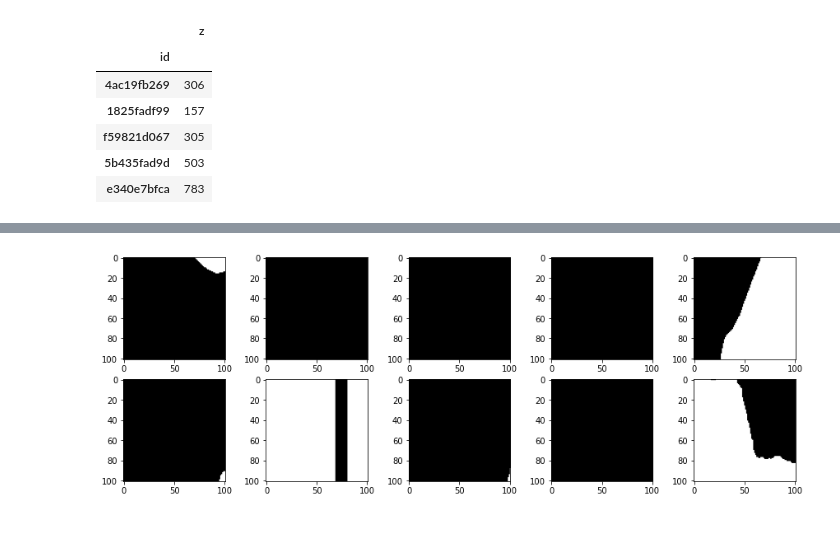
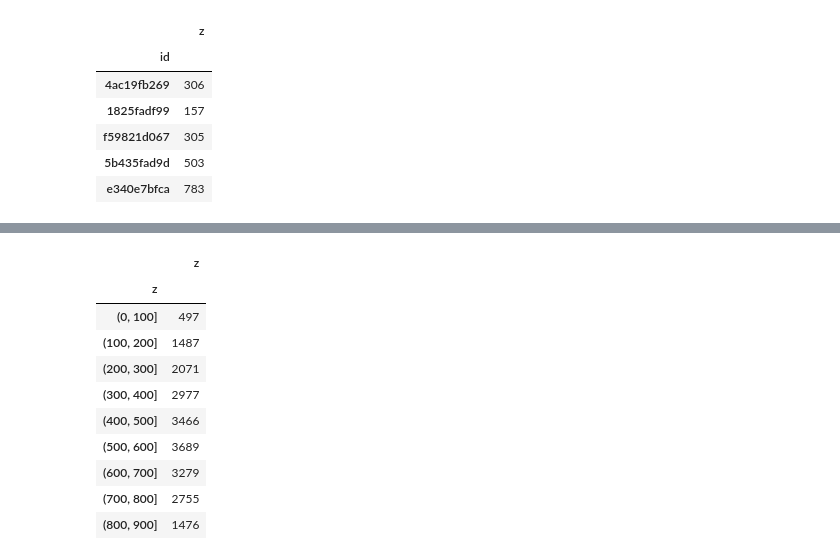
Before and after one commit to kurogo-nguyen/TGS-Salt-Identification-Challenge, a Jupyter notebook: Code.ipynb, the cells around one changed output, grey strips where cells are left out. Cells and saved outputs as stored; diff of their text form; code cells hidden in the pictures; blank space fills up the shorter version.

```diff
--- a/Code.ipynb
+++ b/Code.ipynb
@@ -60,4 +43,0 @@ show_img(train_imgs)
-# %%
-show_img(train_masks)
-# %% [output]
-[figure, removed]
@@ -63,0 +49,14 @@ show_img(train_masks)
+# %%
+depths_df.groupby(pd.cut(depths_df.z, np.arange(0, 1000, 100))).count()
+# %% [output]
+|  | z |
+| z |  |
+| (0, 100] | 497 |
+| (100, 200] | 1487 |
+| (200, 300] | 2071 |
+| (300, 400] | 2977 |
+| (400, 500] | 3466 |
+| (500, 600] | 3689 |
+| (600, 700] | 3279 |
+| (700, 800] | 2755 |
+| (800, 900] | 1476 |
```
Also changed, not shown: parts of 16 cells of this notebook.
